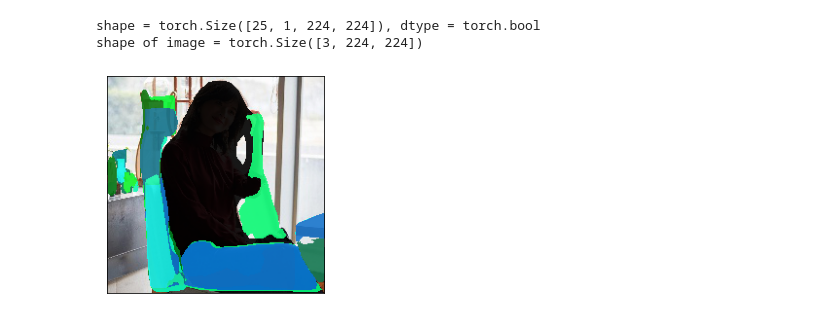
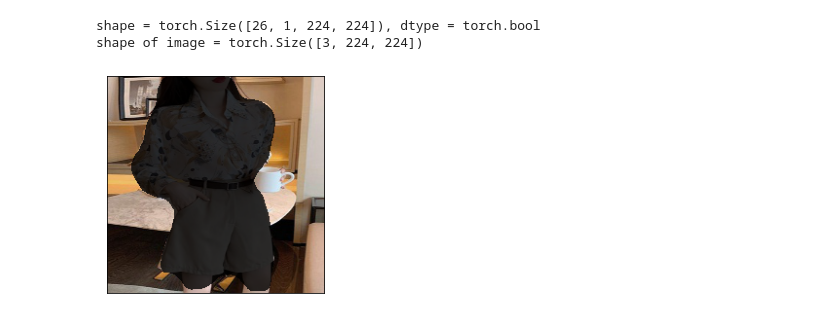
Before and after one commit to LinShan-Bin/ColorNet, a Jupyter notebook: inst_seg.ipynb, the cells around one changed output. Cells and saved outputs as stored; diff of their text form; code cells hidden in the pictures.

```diff
--- a/inst_seg.ipynb
+++ b/inst_seg.ipynb
@@ -44,10 +44,10 @@ def show(imgs):
         axs[0, i].imshow(np.asarray(img))
         axs[0, i].set(xticklabels=[], yticklabels=[], xticks=[], yticks=[])
 # %%
-data = dataset[2010]
+data = dataset[3806]
 org_img, img, _, _ = data
-print(img)
 img = img.unsqueeze(0)
 output = model(img)[0]
 print([inst_classes[label] for label in output['labels']])
+print(output['scores'])
 # %% [output]
@@ -71,14 +59,14 @@ tensor([[[0.6667, 0.6863, 0.6863,  ..., 0.9176, 0.9294, 0.9294],
 # %%
 proba_threshold = 0.5
 bool_masks = output['masks'] > proba_threshold
 print(f"shape = {bool_masks.shape}, dtype = {bool_masks.dtype}")
 print(f"shape of image = {org_img.shape}")
 
 # There's an extra dimension (1) to the masks. We need to remove it
 bool_masks = bool_masks.squeeze(1)
 
-show(draw_segmentation_masks(org_img, bool_masks, alpha=0.9))
+show(draw_segmentation_masks(org_img, bool_masks[0], alpha=0.8))
 # %% [output]
-shape = torch.Size([25, 1, 224, 224]), dtype = torch.bool
+shape = torch.Size([26, 1, 224, 224]), dtype = torch.bool
 shape of image = torch.Size([3, 224, 224])
-[figure, old version]
+[figure, new version]
```
Also changed, not shown: parts of 2 cells of this notebook, 10 other files.
